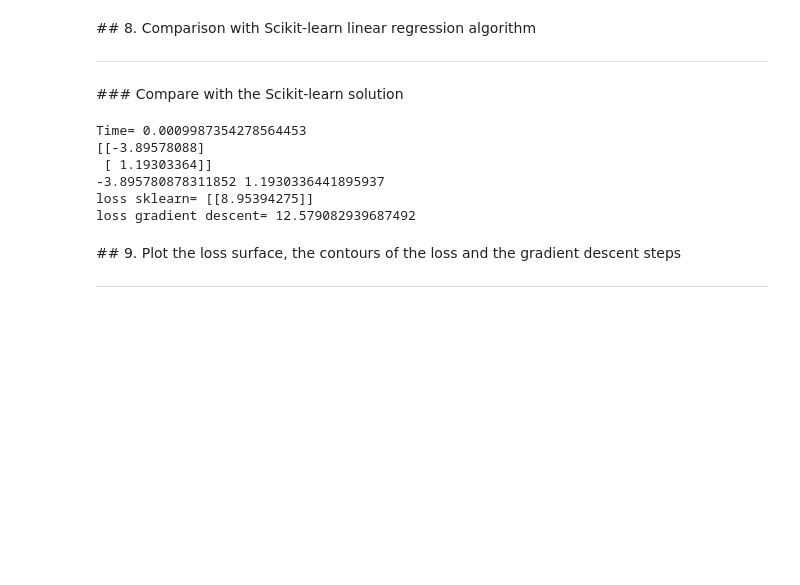
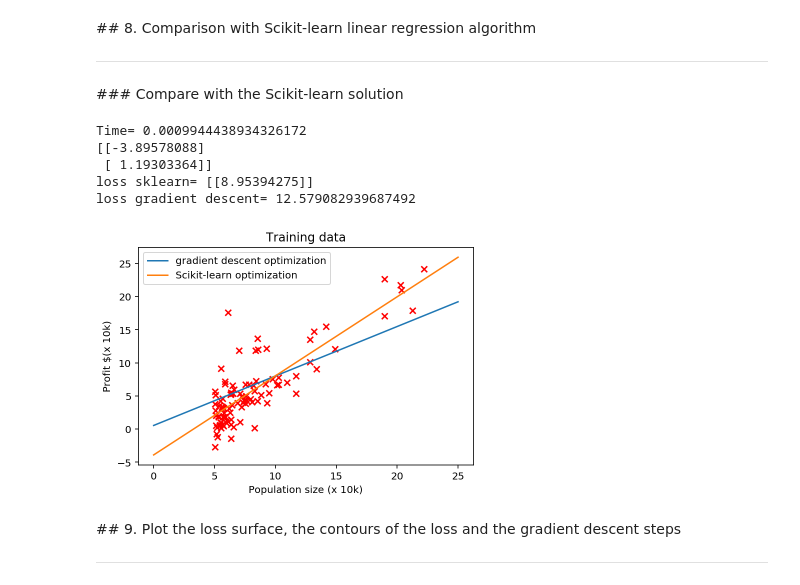
Before and after one commit to kiissy/machine-learning, a Jupyter notebook: assignment_02_b.ipynb, the cells around one changed output. Cells and saved outputs as stored; diff of their text form; code cells hidden in the pictures; blank space fills up the shorter version.

```diff
--- a/assignment_02_b.ipynb
+++ b/assignment_02_b.ipynb
@@ -311,36 +326,36 @@ w_sklearn = np.zeros([2,1])
 w_sklearn[0,0] = lin_reg_sklearn.intercept_
 w_sklearn[1,0] = lin_reg_sklearn.coef_
 
 print(w_sklearn)
 
 y_skl_pred = f_pred(X, w_sklearn)
 loss_sklearn = np.array([[loss_mse(np.ravel(y_skl_pred), y)]]) # compute the loss from the sklearn solution
 
 print('loss sklearn=',loss_sklearn)
 print('loss gradient descent=',L_iters[-1, 0])
 
 
 # plot
 x_pred_sklearn = np.linspace(0,25,100) # define the domain of the prediction function
 y_pred_sklearn = w_sklearn[0,0] + w_sklearn[1,0] * x_pred_sklearn # prediction obtained by the sklearn library
 
 plt.figure(3)
 
 plt.scatter(x_train, y_train, marker="x", color="r")
 plt.plot(x_pred, y_pred, label='gradient descent optimization')
-plt.plot(x_train, y_skl_pred)
+plt.plot(x_pred_sklearn, y_pred_sklearn, label='Scikit-learn optimization')
 plt.legend(loc='best')
 plt.title('Training data')
 plt.xlabel('Population size (x 10k)')
 plt.ylabel('Profit $(x 10k)')
 plt.show()
 # %% [output]
-Time= 0.0009987354278564453
+Time= 0.0009944438934326172
 [[-3.89578088]
  [ 1.19303364]]
--3.895780878311852 1.1930336441895937
 loss sklearn= [[8.95394275]]
 loss gradient descent= 12.579082939687492
+[figure, added]
 # %% [markdown]
 ## 9. Plot the loss surface, the contours of the loss and the gradient descent steps
 <hr>
```
Also changed, not shown: parts of 4 cells of this notebook.
